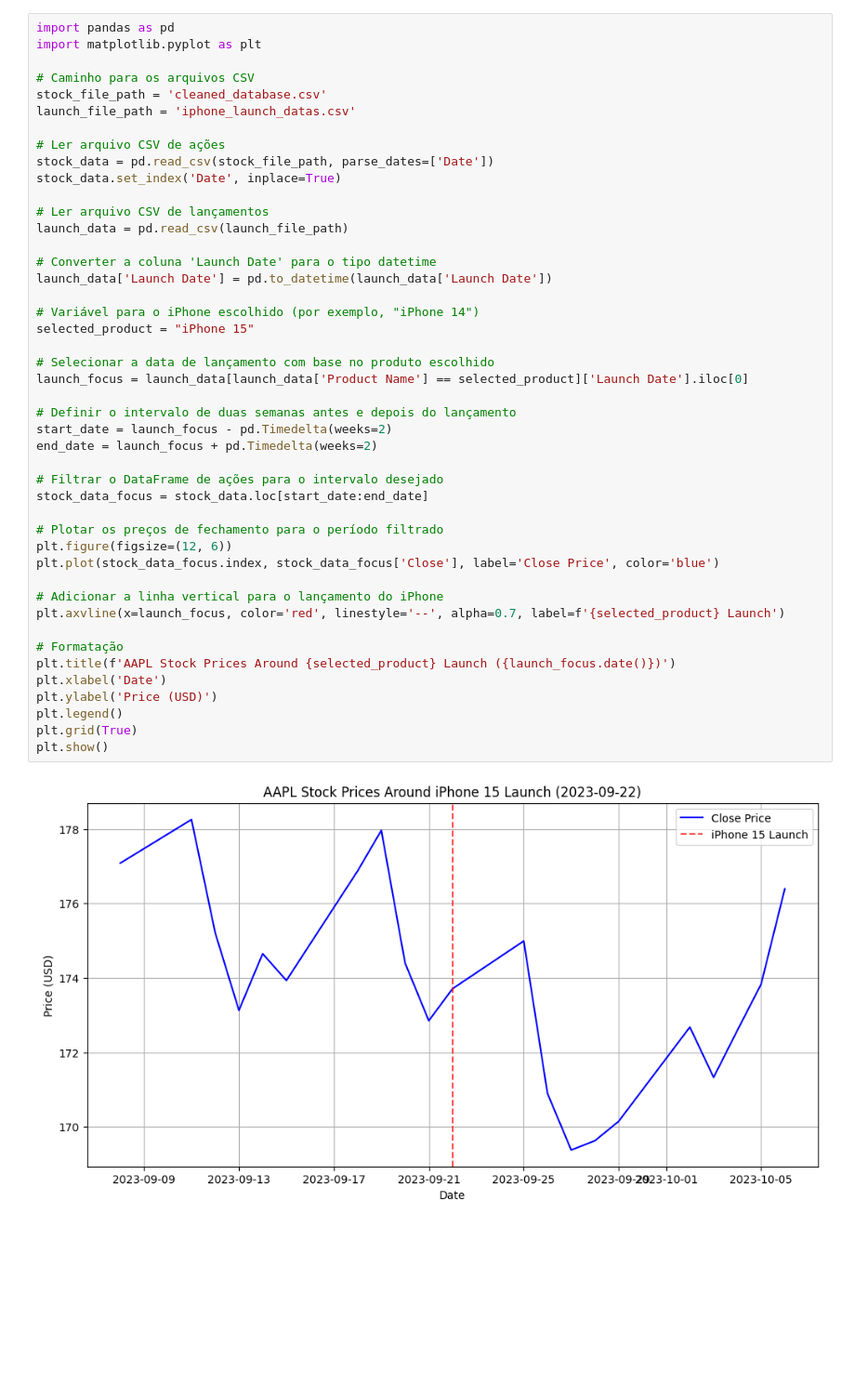
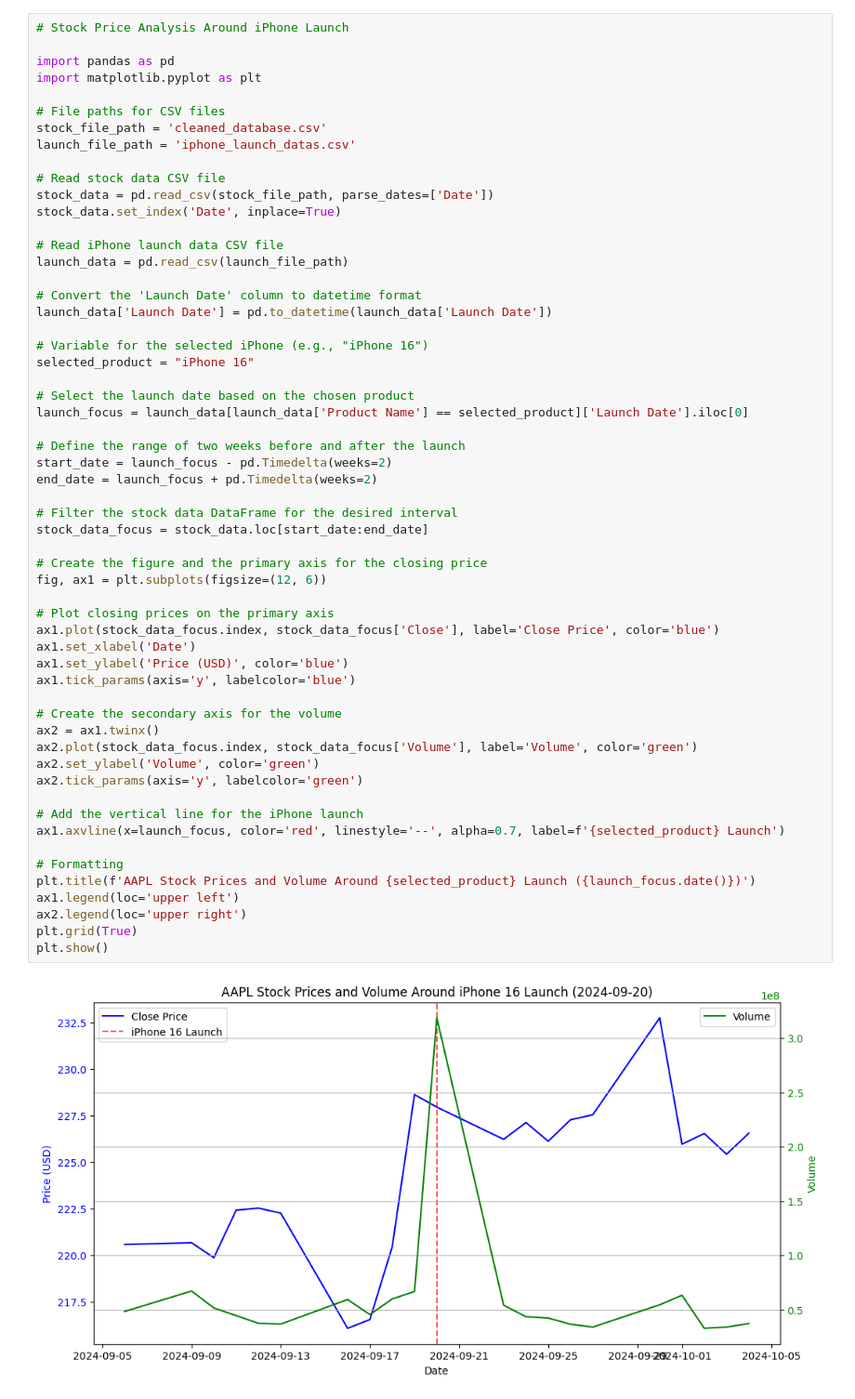
Before and after one commit to Lucasdua/Datamodeling, a Jupyter notebook: apple.ipynb, the cells around one changed output. Shown: that part at 93% size. Drawn from its saved outputs; the diff is of its cells as text; blank space fills up the shorter version.

```diff
--- a/apple.ipynb
+++ b/apple.ipynb
@@ -244,47 +254,59 @@ plt.show()
 # %%
+# Stock Price Analysis Around iPhone Launch
+
 import pandas as pd
 import matplotlib.pyplot as plt
 
-# Caminho para os arquivos CSV
+# File paths for CSV files
 stock_file_path = 'cleaned_database.csv'
 launch_file_path = 'iphone_launch_datas.csv'
 
-# Ler arquivo CSV de ações
+# Read stock data CSV file
 stock_data = pd.read_csv(stock_file_path, parse_dates=['Date'])
 stock_data.set_index('Date', inplace=True)
 
-# Ler arquivo CSV de lançamentos
+# Read iPhone launch data CSV file
 launch_data = pd.read_csv(launch_file_path)
 
-# Converter a coluna 'Launch Date' para o tipo datetime
+# Convert the 'Launch Date' column to datetime format
 launch_data['Launch Date'] = pd.to_datetime(launch_data['Launch Date'])
 
-# Variável para o iPhone escolhido (por exemplo, "iPhone 14")
-selected_product = "iPhone 15"
+# Variable for the selected iPhone (e.g., "iPhone 16")
+selected_product = "iPhone 16"
 
-# Selecionar a data de lançamento com base no produto escolhido
+# Select the launch date based on the chosen product
 launch_focus = launch_data[launch_data['Product Name'] == selected_product]['Launch Date'].iloc[0]
 
-# Definir o intervalo de duas semanas antes e depois do lançamento
+# Define the range of two weeks before and after the launch
 start_date = launch_focus - pd.Timedelta(weeks=2)
 end_date = launch_focus + pd.Timedelta(weeks=2)
 
-# Filtrar o DataFrame de ações para o intervalo desejado
+# Filter the stock data DataFrame for the desired interval
 stock_data_focus = stock_data.loc[start_date:end_date]
 
-# Plotar os preços de fechamento para o período filtrado
-plt.figure(figsize=(12, 6))
-plt.plot(stock_data_focus.index, stock_data_focus['Close'], label='Close Price', color='blue')
+# Create the figure and the primary axis for the closing price
+fig, ax1 = plt.subplots(figsize=(12, 6))
 
-# Adicionar a linha vertical para o lançamento do iPhone
-plt.axvline(x=launch_focus, color='red', linestyle='--', alpha=0.7, label=f'{selected_product} Launch')
+# Plot closing prices on the primary axis
+ax1.plot(stock_data_focus.index, stock_data_focus['Close'], label='Close Price', color='blue')
+ax1.set_xlabel('Date')
+ax1.set_ylabel('Price (USD)', color='blue')
+ax1.tick_params(axis='y', labelcolor='blue')
 
-# Formatação
-plt.title(f'AAPL Stock Prices Around {selected_product} Launch ({launch_focus.date()})')
-plt.xlabel('Date')
-plt.ylabel('Price (USD)')
-plt.legend()
+# Create the secondary axis for the volume
+ax2 = ax1.twinx()
+ax2.plot(stock_data_focus.index, stock_data_focus['Volume'], label='Volume', color='green')
+ax2.set_ylabel('Volume', color='green')
+ax2.tick_params(axis='y', labelcolor='green')
+
+# Add the vertical line for the iPhone launch
+ax1.axvline(x=launch_focus, color='red', linestyle='--', alpha=0.7, label=f'{selected_product} Launch')
+
+# Formatting
+plt.title(f'AAPL Stock Prices and Volume Around {selected_product} Launch ({launch_focus.date()})')
+ax1.legend(loc='upper left')
+ax2.legend(loc='upper right')
 plt.grid(True)
 plt.show()
 # %% [output]
-[figure, old version]
+[figure, new version]
```
Also changed, not shown: parts of 9 cells of this notebook, 6 other files.
